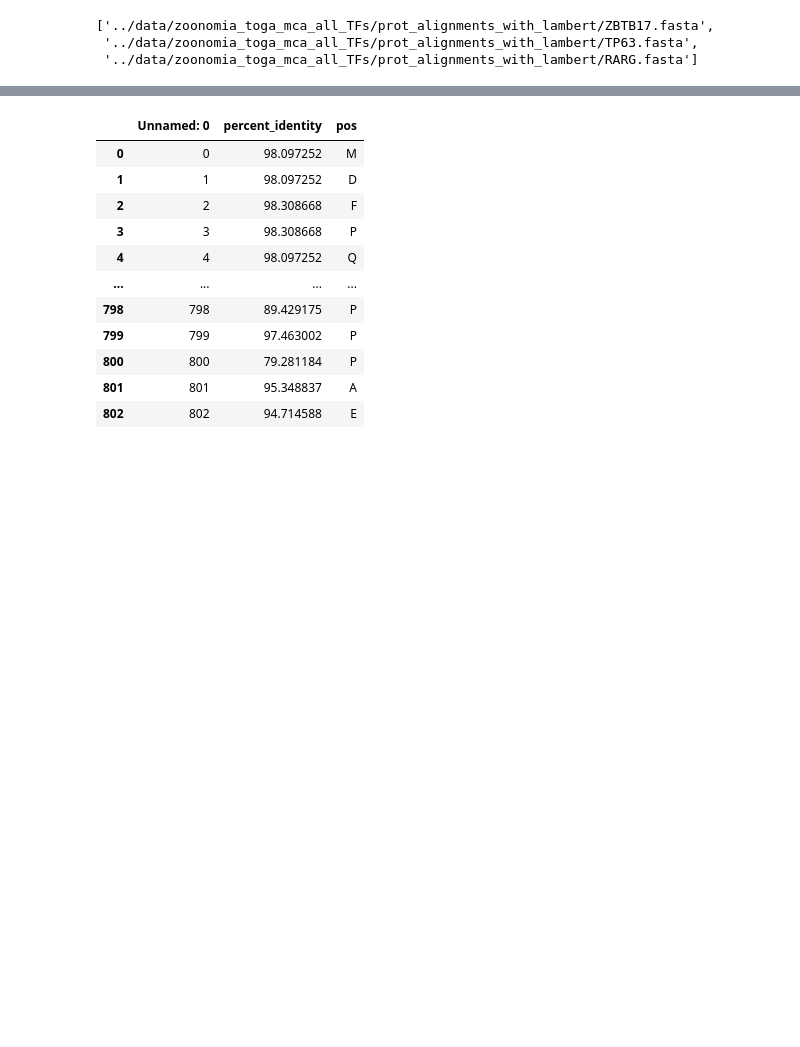
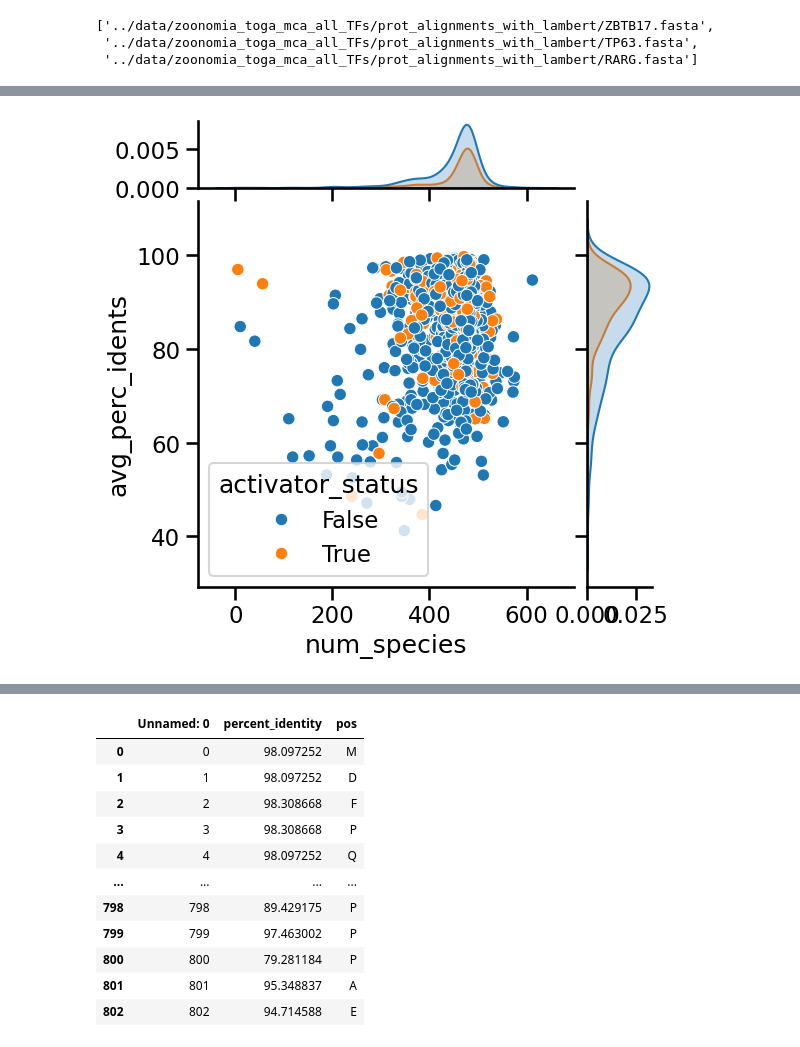
Before and after one commit to sanjanakotha/SFARI, a Jupyter notebook: notebooks/Zoonomia Diversity.ipynb, the cells around one changed output, grey strips where cells are left out. Saved outputs shown, nothing was run; the diff lists cells and outputs as text; code cells hidden in the pictures; blank space fills up the shorter version.

```diff
--- a/notebooks/Zoonomia Diversity.ipynb
+++ b/notebooks/Zoonomia Diversity.ipynb
@@ -206,0 +246,19 @@ sns.despine()
+# %%
+df = pd.DataFrame({
+    "num_species": num_species,
+    "avg_perc_idents": avg_perc_idents,
+    "activator_status": activator_status
+})
+
+# Create the jointplot
+sns.jointplot(
+    data=df,
+    x="num_species",
+    y="avg_perc_idents",
+    hue="activator_status",
+    kind="scatter",
+    marginal_ticks=True)
+
+plt.show()
+# %% [output]
+[figure, added]
```
Also changed, not shown: parts of 7 cells of this notebook, 11 other files.
